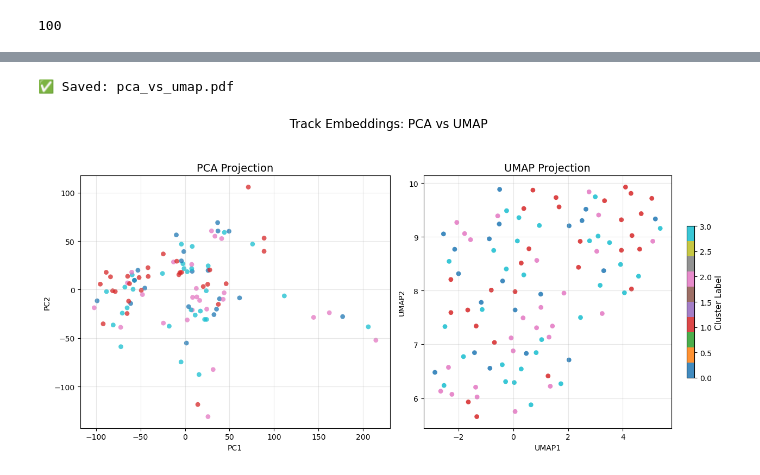
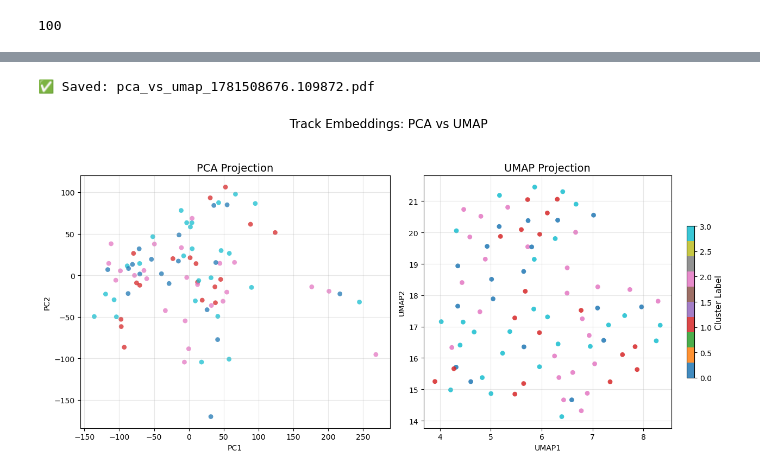
Before and after one commit to anpeata/xai-spatio-temporal, a Jupyter notebook: scripts/notebooks/xai_picopatt.ipynb, the cells around one changed output, grey strips where cells are left out. Cells and saved outputs as stored; diff of their text form; code cells hidden in the pictures.

Commit message:
chore (repo): finalize workspace cleanup

```diff
--- a/scripts/notebooks/xai_picopatt.ipynb
+++ b/scripts/notebooks/xai_picopatt.ipynb
@@ -1178,22 +1180,24 @@ def build_feature_vector(
 final_shapelets = sorted(final_shapelets, key=lambda x: x["distance"])
 shapelet_library_60 = final_shapelets[:60] # can be changed to 300
 
-print(f"Using {len(shapelet_library_60)} shapelets.")
+# print(f"Using {len(shapelet_library_60)} shapelets.")
+print(f"Using {len(final_shapelets)} shapelets.")
 print(f"Using {len(vars)} variables.")
 
 X = []
 
 
 # 2. Update sliding window parameters for extraction
-WINDOW = 330
-STEP = 30
+WINDOW = 240
+STEP = 60
 
 # 3. Extract observations
 for start in range(0, len(dfe) - WINDOW, STEP):
     sub = dfe.iloc[start:start+WINDOW].copy()
 
     # Use the 60-shapelet library and the 18 variables
-    vec = build_feature_vector(sub, shapelet_library_60, vars)
+    # vec = build_feature_vector(sub, shapelet_library_60, vars)
+    vec = build_feature_vector(sub, final_shapelets, vars)
     X.append(vec)
 
 
@@ -1332,17 +1341,34 @@ X_vis = pca2.fit_transform(X_scaled)
 
 # labels = kmeans.fit_predict(X_pca)
 
-import hdbscan
+# import hdbscan
 
- = hdbscan.HDBSCAN(
-    min_cluster_size=3,
-    min_samples=3,
+clusterer = hdbscan.HDBSCAN(
+    min_cluster_size=8,
+    min_samples=5,
     prediction_data=True
 )
 
-labels = clusterer.fit_predict(
-    X_pca
+# labels = clusterer.fit_predict(
+#     X_pca
+# )
+
+# print(
+#     pd.Series(labels).value_counts()
+# )
+
+import umap
+
+reducer = umap.UMAP(
+    n_components=10,
+    n_neighbors=10,
+    min_dist=0.05,
+    random_state=42
 )
+
+X_umap = reducer.fit_transform(X_scaled)
+
+labels = clusterer.fit_predict(X_umap)
 
 print(
     pd.Series(labels).value_counts()
@@ -1424,33 +1454,33 @@ def plot_pca_vs_umap_clean(X=X, labels=None, figsize=(13, 6), save_path="pca_vs_
                            alpha=0.75, s=40, edgecolors='none')
     ax1.set_title('PCA Projection', fontsize=14)
     ax1.set_xlabel('PC1')
     ax1.set_ylabel('PC2')
     ax1.grid(True, alpha=0.3)
 
     # UMAP Plot
     scatter2 = ax2.scatter(X_umap[:, 0], X_umap[:, 1], c=labels, cmap='tab10',
                            alpha=0.85, s=40, edgecolors='none')
     ax2.set_title('UMAP Projection', fontsize=14)
     ax2.set_xlabel('UMAP1')
     ax2.set_ylabel('UMAP2')
     ax2.grid(True, alpha=0.3)
 
     # === FIXED COLORBAR ===
     cbar = fig.colorbar(scatter2, ax=ax2, shrink=0.6, pad=0.05, aspect=20)
     cbar.set_label('Cluster Label', fontsize=11)
 
     plt.suptitle('Track Embeddings: PCA vs UMAP', fontsize=16, y=1.05)
     plt.tight_layout()
 
     if save_path:
         plt.savefig(save_path, dpi=400, bbox_inches='tight')
         print(f"✅ Saved: {save_path}")
 
     plt.show()
 
 
 # ====================== RUN THIS ======================
-plot_pca_vs_umap_clean(save_path="pca_vs_umap.pdf")
+plot_pca_vs_umap_clean(save_path="pca_vs_umap_" + str(datetime.timestamp(datetime.now())) + ".pdf")
 # %% [output]
-✅ Saved: pca_vs_umap.pdf
+✅ Saved: pca_vs_umap_1781508676.109872.pdf
-[figure, old version]
+[figure, new version]
```
Also changed, not shown: parts of 14 cells of this notebook, 14 other files.
